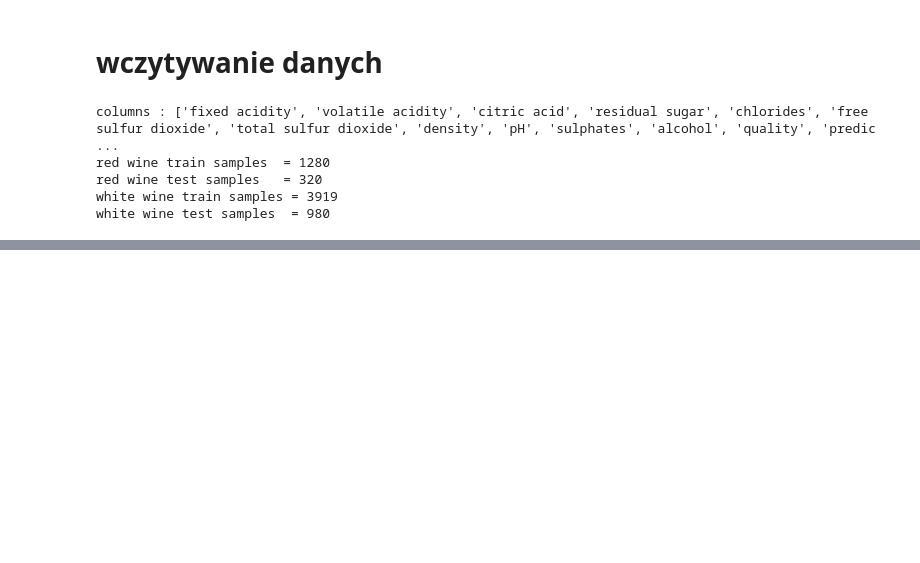
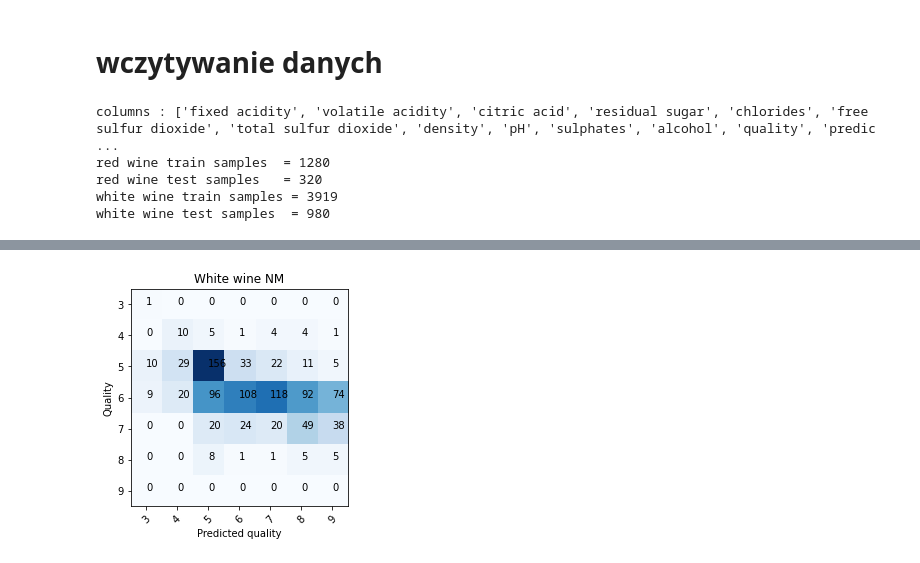
Before and after one commit to startled-cat/wine-quality-classification, a Jupyter notebook: wine.ipynb, the cells around one changed output, grey strips where cells are left out. Cells and saved outputs as stored; diff of their text form; code cells hidden in the pictures; blank space fills up the shorter version.

```diff
--- a/wine.ipynb
+++ b/wine.ipynb
@@ -76,0 +346,4 @@ white wine test samples  = 980
+# %%
+draw_confusion_matrix(test_white_wine_target.to_numpy(), white_nm_prod, class_ids_white, 'White wine NM')
+# %% [output]
+[figure, added]
```
Also changed, not shown: parts of 18 cells of this notebook.
